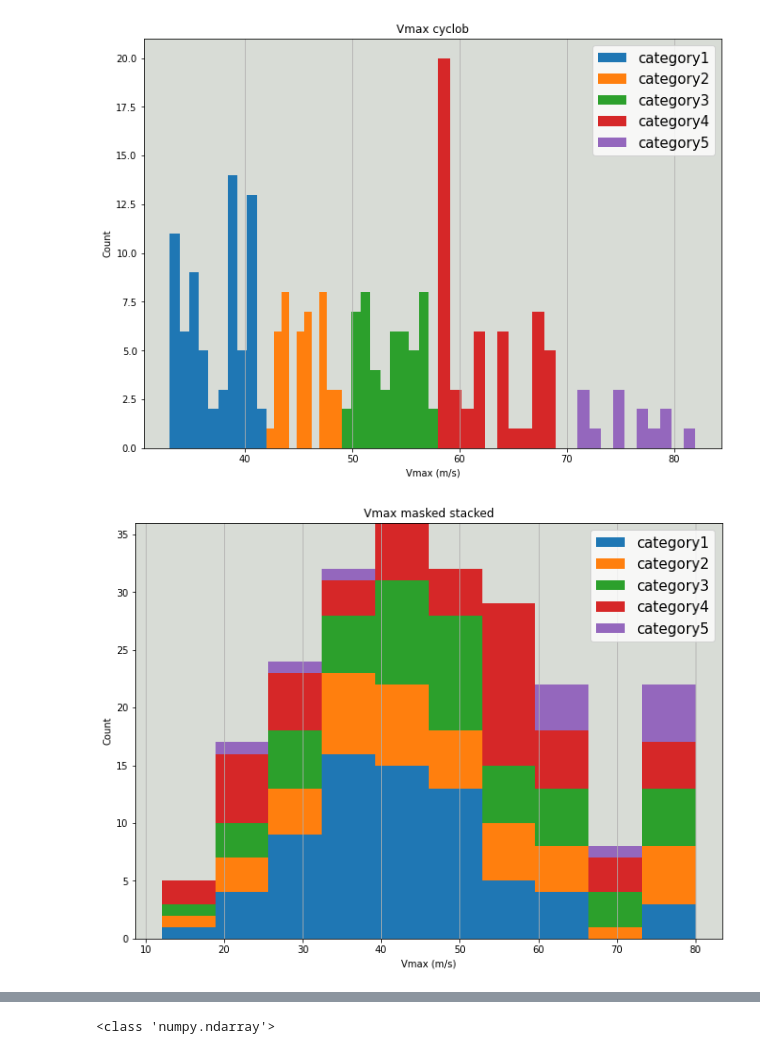
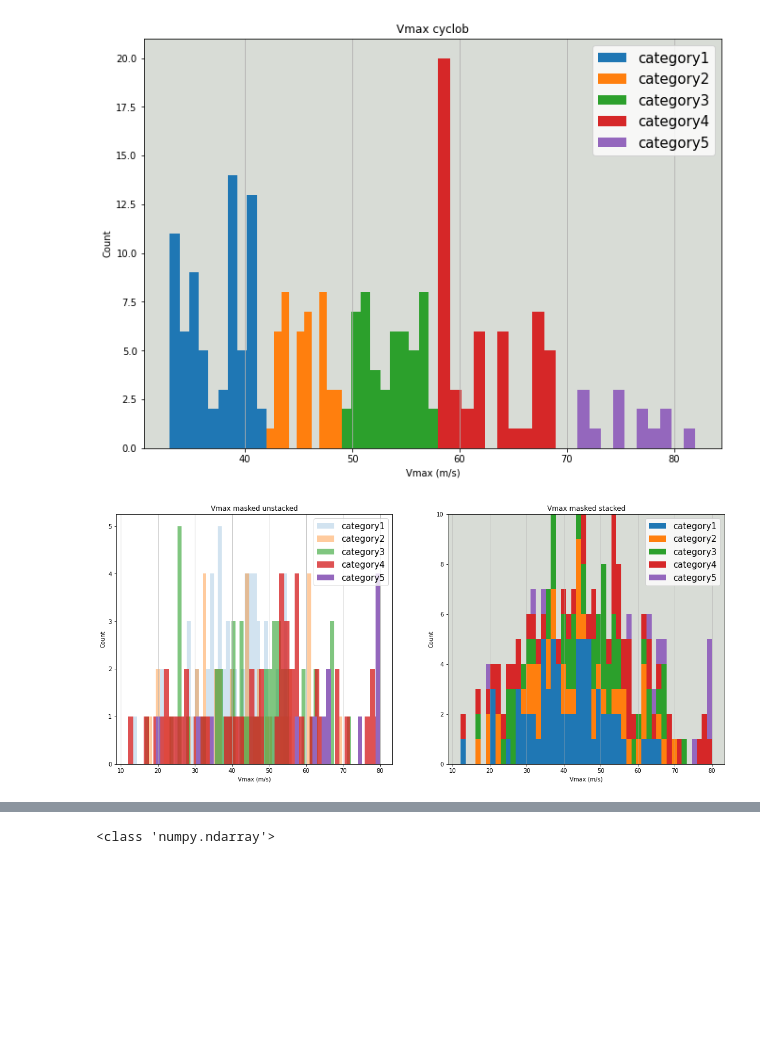
Before and after one commit to raquelcarmo/tropical_cyclones, a Jupyter notebook: src/code/TC_Vmax_Regression.ipynb, the cells around one changed output, grey strips where cells are left out. Cells and saved outputs as stored; diff of their text form; code cells hidden in the pictures; blank space fills up the shorter version.

Commit message:
Update plots code and stratified data split

```diff
--- a/src/code/TC_Vmax_Regression.ipynb
+++ b/src/code/TC_Vmax_Regression.ipynb
@@ -276,82 +403,91 @@ dataset
 # %%
-main_dir = "SAR_swath_Vmax/with feature_wind[heterogeneity_mask[0] != 0] = 0 and feature_wind[mask[0] != 0] = 0"
-save_dir = "{}/histograms".format(main_dir)
-os.makedirs(save_dir, exist_ok = True)
+#main_dir = "SAR_swath_Vmax/with feature_wind[heterogeneity_mask[0] != 0] = 0 and feature_wind[mask[0] != 0] = 0"
+hist_dir = "{}/histograms".format(save_dir)
+os.makedirs(hist_dir, exist_ok = True)
+save_plots = True
+n_bins = 50
 
-dataset = pd.read_csv("{}/Vmax_info_masked_both_filtered.csv".format(main_dir))
+dataset = pd.read_csv("{}/Vmax_info_masked_both_filtered.csv".format(save_dir))
 
+#######################
+###   Vmax_cyclob   ###
+#######################
 fig, ax = plt.subplots(figsize =(11,8))
 rate = 0.2
 for cat in range(1, 6):
-  category = 'category'+str(cat)
-  feature = dataset.where(dataset.category == category).loc[:, "Vmax_cyclob"]
-  feature.hist(ax=ax, label=category)
+    category = 'category'+str(cat)
+    feature = dataset.where(dataset.category == category).loc[:, "Vmax_cyclob"]
+    feature.hist(ax=ax, label=category)
 ax.set(title = 'Vmax cyclob', ylabel = 'Count', xlabel = 'Vmax (m/s)')
 ax.legend(fontsize = 15)
 ax.grid(axis='y')
 ax.set_facecolor('#d8dcd6')
 plt.show()
-fig.savefig("{}/Vmax_cyclob.png".format(save_dir))
+if save_plots:
+    fig.savefig("{}/Vmax_cyclob.png".format(hist_dir), bbox_inches='tight')
 
 
-fig, ax = plt.subplots(figsize =(11,8))
+##########################
+###   Vmax_ws_masked   ###
+##########################
+fig, (ax1, ax2) = plt.subplots(1, 2, figsize =(19,8))
+
+for cat in range(1, 6):
+    category = 'category'+str(cat)
+    feature = dataset.where(dataset.category == category).loc[:, "Vmax_ws_masked"]
+    feature.hist(ax=ax1, label=category, alpha = rate*cat, bins = n_bins)
+ax1.set(title = 'Vmax masked unstacked', ylabel = 'Count', xlabel = 'Vmax (m/s)')
+ax1.legend(fontsize = 15)
+ax1.grid(axis='y')
+
 cats = ['category1', 'category2', 'category3', 'category4', 'category5']
 cat1 = dataset.where(dataset.category == 'category1').loc[:, "Vmax_ws_masked"]
 cat2 = dataset.where(dataset.category == 'category2').loc[:, "Vmax_ws_masked"]
 cat3 = dataset.where(dataset.category == 'category3').loc[:, "Vmax_ws_masked"]
 cat4 = dataset.where(dataset.category == 'category4').loc[:, "Vmax_ws_masked"]
 cat5 = dataset.where(dataset.category == 'category5').loc[:, "Vmax_ws_masked"]
 
-plt.hist([cat1, cat2, cat3, cat4, cat5], stacked=True, label = cats)
-ax.set(title = 'Vmax masked stacked', ylabel = 'Count', xlabel = 'Vmax (m/s)')
-ax.legend(fontsize = 15)
-ax.grid(axis='x')
-ax.set_facecolor('#d8dcd6')
+ax2.hist([cat1, cat2, cat3, cat4, cat5], stacked=True, label = cats, bins = n_bins)
+ax2.set(title = 'Vmax masked stacked', ylabel = 'Count', xlabel = 'Vmax (m/s)')
+ax2.legend(fontsize = 15)
+ax2.grid(axis='x')
+ax2.set_facecolor('#d8dcd6')
 plt.show()
-fig.savefig("{}/Vmax_ws_masked_stacked.png".format(save_dir))
+
+if save_plots:
+    fig.savefig("{}/Vmax_ws_masked.png".format(hist_dir), bbox_inches='tight')
 
 
-fig, ax = plt.subplots(figsize =(11,8))
+###################
+###   Vmax_ws   ###
+###################
+fig, (ax1, ax2) = plt.subplots(1, 2, figsize =(19,8))
+
 for cat in range(1, 6):
-  category = 'category'+str(cat)
-  feature = dataset.where(dataset.category == category).loc[:, "Vmax_ws_masked"]
-  feature.hist(ax=ax, label=category, alpha = rate*cat)
-ax.set(title = 'Vmax masked unstacked', ylabel = 'Count', xlabel = 'Vmax (m/s)')
-ax.legend(fontsize = 15)
-ax.grid(axis='y')
+    category = 'category'+str(cat)
+    feature = dataset.where(dataset.category == category).loc[:, "Vmax_ws"]
+    feature.hist(ax=ax1, label=category, alpha = rate*cat, bins = n_bins)
+ax1.set(title = 'Vmax unmasked unstacked', ylabel = 'Count', xlabel = 'Vmax (m/s)')
+ax1.legend(fontsize = 15)
+ax1.grid(axis='y')
 #ax.set_facecolor('#d8dcd6')
-plt.show()
-fig.savefig("{}/Vmax_ws_masked_unstacked.png".format(save_dir))
 
-
-fig, ax = plt.subplots(figsize =(11,8))
 cats = ['category1', 'category2', 'category3', 'category4', 'category5']
 cat1 = dataset.where(dataset.category == 'category1').loc[:, "Vmax_ws"]
 cat2 = dataset.where(dataset.category == 'category2').loc[:, "Vmax_ws"]
 cat3 = dataset.where(dataset.category == 'category3').loc[:, "Vmax_ws"]
 cat4 = dataset.where(dataset.category == 'category4').loc[:, "Vmax_ws"]
 cat5 = dataset.where(dataset.category == 'category5').loc[:, "Vmax_ws"]
 
-plt.hist([cat1, cat2, cat3, cat4, cat5], stacked=True, label = cats)
-ax.set(title = 'Vmax unmasked stacked', ylabel = 'Count', xlabel = 'Vmax (m/s)')
-ax.legend(fontsize = 15)
-ax.grid(axis='x')
-ax.set_facecolor('#d8dcd6')
+ax2.hist([cat1, cat2, cat3, cat4, cat5], stacked=True, label = cats, bins = n_bins)
+ax2.set(title = 'Vmax unmasked stacked', ylabel = 'Count', xlabel = 'Vmax (m/s)')
+ax2.legend(fontsize = 15)
+ax2.grid(axis='x')
+ax2.set_facecolor('#d8dcd6')
 plt.show()
-fig.savefig("{}/Vmax_ws_stacked.png".format(save_dir))
 
-
-fig, ax = plt.subplots(figsize =(11,8))
-for cat in range(1, 6):
-  category = 'category'+str(cat)
-  feature = dataset.where(dataset.category == category).loc[:, "Vmax_ws"]
-  feature.hist(ax=ax, label=category, alpha = rate*cat)
-ax.set(title = 'Vmax unmasked unstacked', ylabel = 'Count', xlabel = 'Vmax (m/s)')
-ax.legend(fontsize = 15)
-ax.grid(axis='y')
-#ax.set_facecolor('#d8dcd6')
-plt.show()
-fig.savefig("{}/Vmax_ws_unstacked.png".format(save_dir))
+if save_plots:
+    fig.savefig("{}/Vmax_ws.png".format(hist_dir), bbox_inches='tight')
 # %% [output]
 [figure]
-[figure, old version]
+[figure, new version]
```
Also changed, not shown: parts of 17 cells of this notebook.
